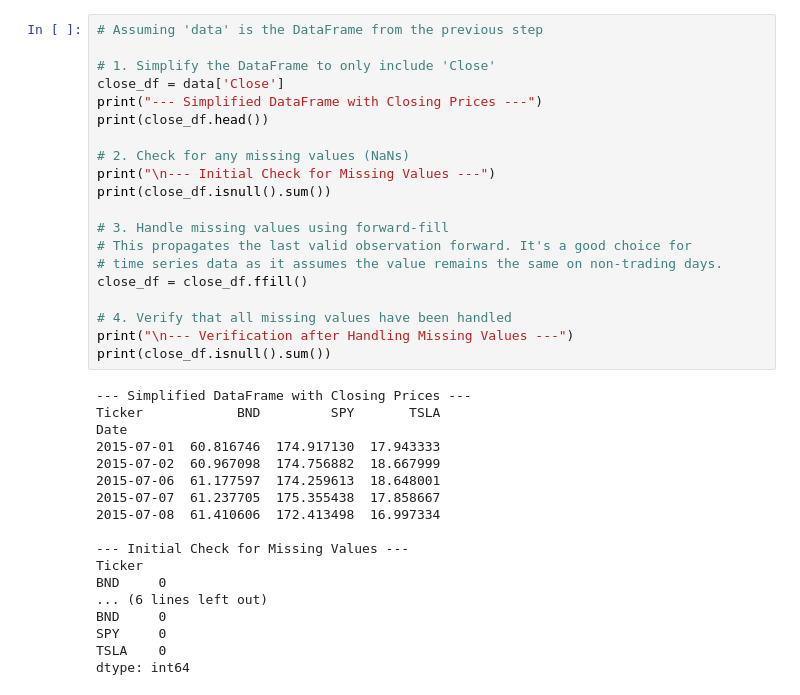
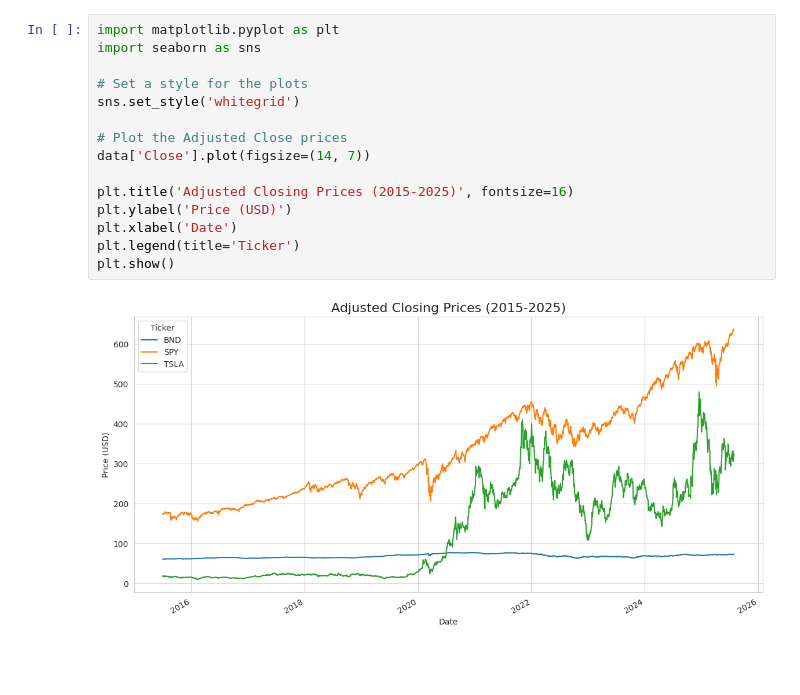
Before and after one commit to AbenezerWork/finance-time-series-forecasting, a Jupyter notebook: notebooks/data-exploration.ipynb, the cells around one changed output. Saved outputs shown, nothing was run; the diff lists cells and outputs as text; blank space fills up the shorter version.

```diff
--- a/notebooks/data-exploration.ipynb
+++ b/notebooks/data-exploration.ipynb
@@ -43,39 +51,18 @@ Date
 # %%
-# Assuming 'data' is the DataFrame from the previous step
+import matplotlib.pyplot as plt
+import seaborn as sns
 
-# 1. Simplify the DataFrame to only include 'Close'
-close_df = data['Close']
-print("--- Simplified DataFrame with Closing Prices ---")
-print(close_df.head())
+# Set a style for the plots
+sns.set_style('whitegrid')
 
-# 2. Check for any missing values (NaNs)
-print("\n--- Initial Check for Missing Values ---")
-print(close_df.isnull().sum())
+# Plot the Adjusted Close prices
+data['Close'].plot(figsize=(14, 7))
 
-# 3. Handle missing values using forward-fill
-# This propagates the last valid observation forward. It's a good choice for
-# time series data as it assumes the value remains the same on non-trading days.
-close_df = close_df.ffill()
-
-# 4. Verify that all missing values have been handled
-print("\n--- Verification after Handling Missing Values ---")
-print(close_df.isnull().sum())
+plt.title('Adjusted Closing Prices (2015-2025)', fontsize=16)
+plt.ylabel('Price (USD)')
+plt.xlabel('Date')
+plt.legend(title='Ticker')
+plt.show()
 # %% [output]
---- Simplified DataFrame with Closing Prices ---
-Ticker            BND         SPY       TSLA
-Date
-2015-07-01  60.816746  174.917130  17.943333
-2015-07-02  60.967098  174.756882  18.667999
-2015-07-06  61.177597  174.259613  18.648001
-2015-07-07  61.237705  175.355438  17.858667
-2015-07-08  61.410606  172.413498  16.997334
-
---- Initial Check for Missing Values ---
-Ticker
-BND     0
-... (6 lines left out)
-BND     0
-SPY     0
-TSLA    0
-dtype: int64
+[figure, added]
 # %%
```
Also changed, not shown: parts of 7 cells of this notebook, 6 other files.
